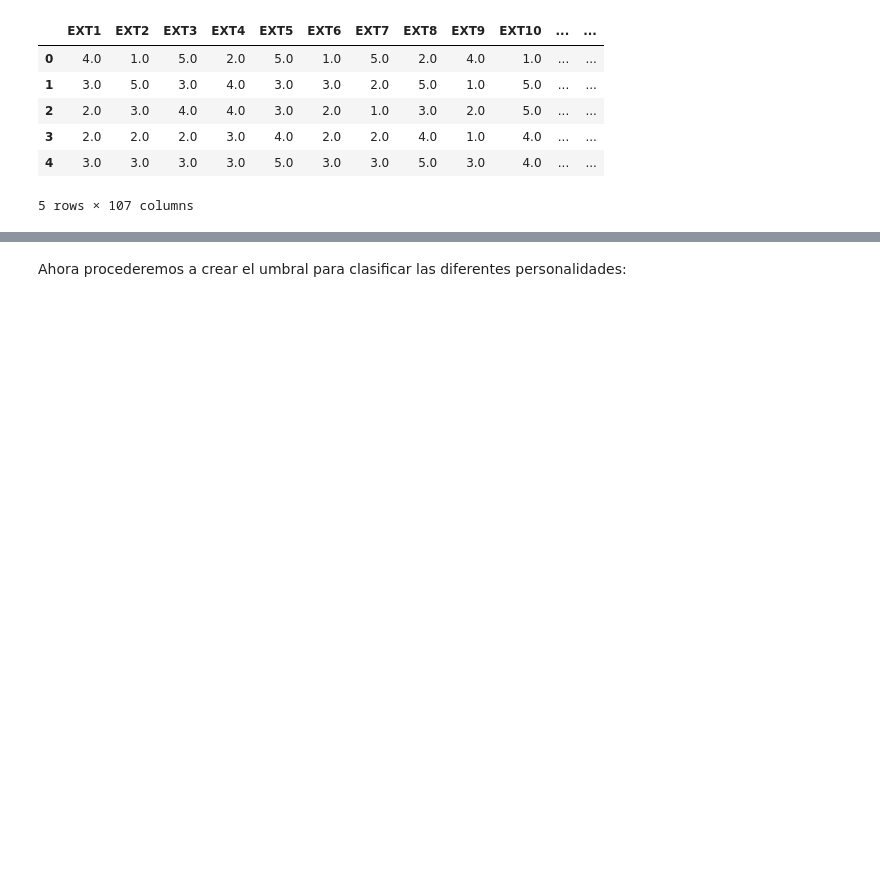
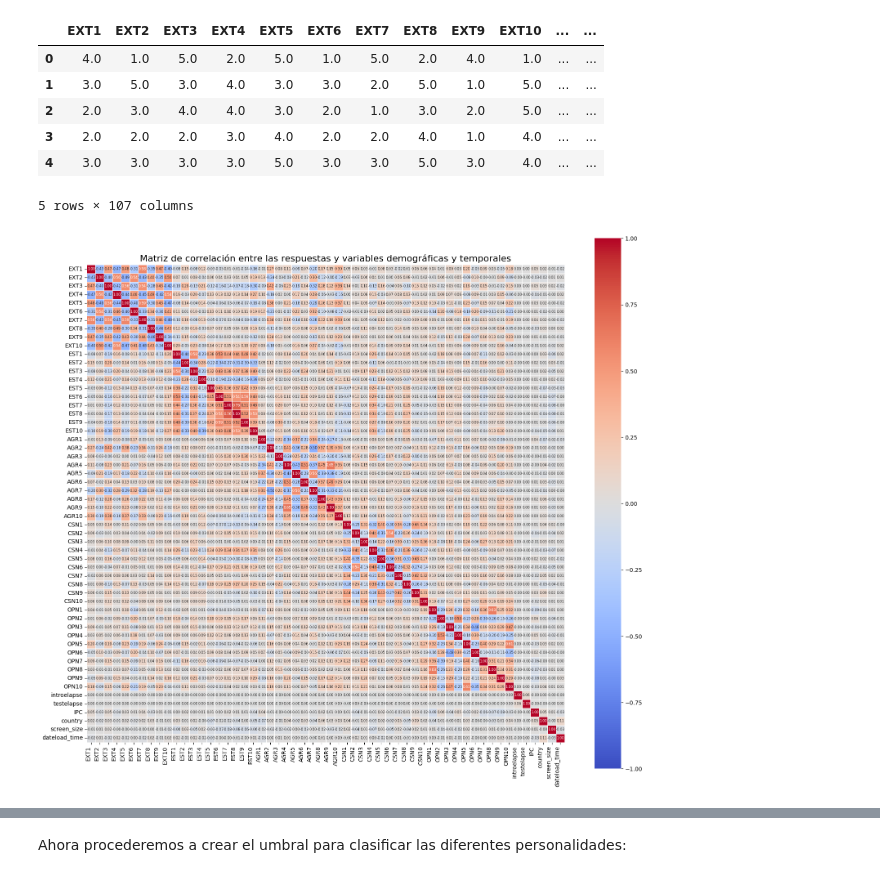
Before and after one commit to adrianpgal10/OCEAN_dataset, a Jupyter notebook: Kaggle.ipynb, the cells around one changed output, grey strips where cells are left out. Saved outputs shown, nothing was run; the diff lists cells and outputs as text; code cells hidden in the pictures; blank space fills up the shorter version.

```diff
--- a/Kaggle.ipynb
+++ b/Kaggle.ipynb
@@ -418,3 +419,32 @@ dataset.head()
 | 3 | 2.0 | 2.0 | 2.0 | 3.0 | 4.0 | 2.0 | 2.0 | 4.0 | 1.0 | 4.0 | ... | ... |
 | 4 | 3.0 | 3.0 | 3.0 | 3.0 | 5.0 | 3.0 | 3.0 | 5.0 | 3.0 | 4.0 | ... | ... |
 5 rows × 107 columns
+# %%
+columns_bloc_extra = ["EXT1", "EXT2", "EXT3", "EXT4", "EXT5", "EXT6", "EXT7", "EXT8", "EXT9", "EXT10",
+           "EST1", "EST2", "EST3", "EST4", "EST5", "EST6", "EST7", "EST8", "EST9", "EST10",
+           "AGR1", "AGR2", "AGR3", "AGR4", "AGR5", "AGR6", "AGR7", "AGR8", "AGR9", "AGR10",
+           "CSN1", "CSN2", "CSN3", "CSN4", "CSN5", "CSN6", "CSN7", "CSN8", "CSN9", "CSN10",
+           "OPN1", "OPN2", "OPN3", "OPN4", "OPN5", "OPN6", "OPN7", "OPN8", "OPN9", "OPN10",
+           "introelapse", "testelapse", "IPC", "country", "screen_size", "dateload_time"]
+
+# Seleccionar las columnas de interés
+data_extra = dataset[columns_bloc_extra]
+
+# Calcular la matriz de correlación
+correlation_matrix = data_extra.corr()
+
+# Visualizar la matriz de correlación con un heatmap
+plt.figure(figsize=(16, 14))  # Ajustar tamaño de la figura
+sns.heatmap(correlation_matrix, annot=True, fmt=".2f", cmap="coolwarm", cbar=True, linewidths=0.5,
+            square=True, vmin=-1, vmax=1, annot_kws={'size': 6})  # Ajustar el tamaño de los números
+
+# Mejorar la legibilidad de las etiquetas
+plt.xticks(rotation=90, ha='right', fontsize=10)  # Rotar las etiquetas del eje X
+plt.yticks(rotation=0, ha='right', fontsize=10)   # Rotar las etiquetas del eje Y
+
+# Título y mostrar el gráfico
+plt.title("Matriz de correlación entre las respuestas y variables demográficas y temporales", fontsize=16)
+plt.tight_layout()  # Asegura que todo se vea correctamente
+plt.show()
+# %% [output]
+[figure, added]
```
Also changed, not shown: parts of 103 cells of this notebook.
